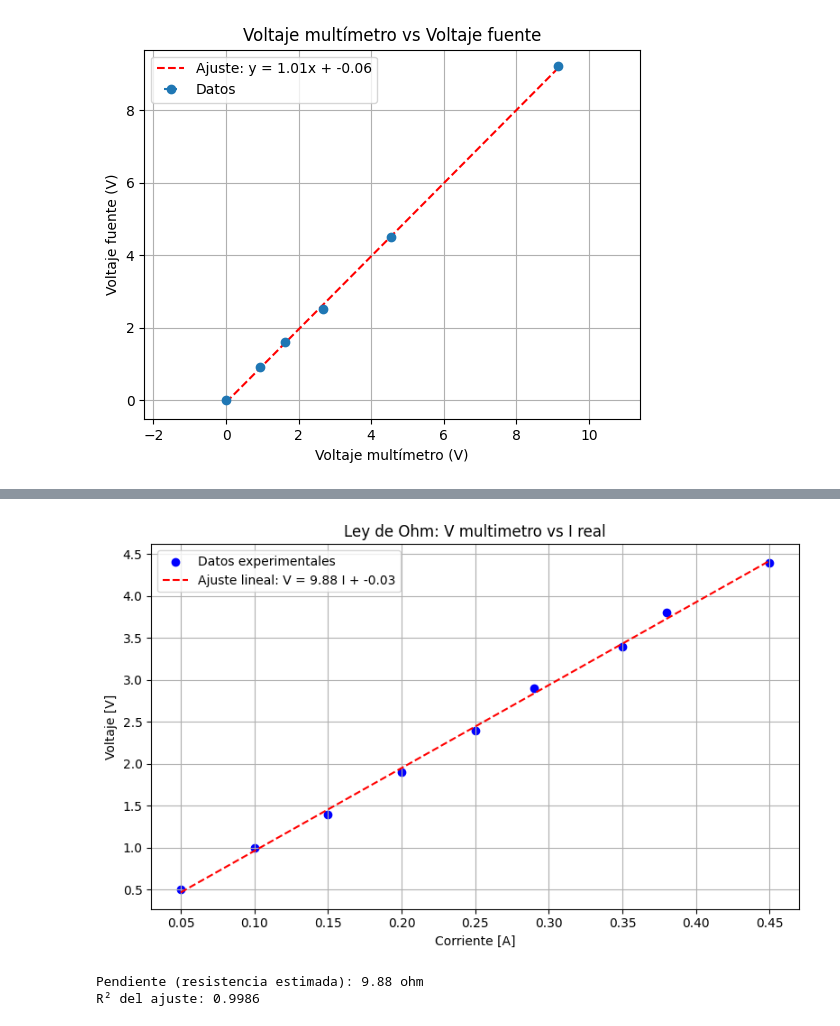
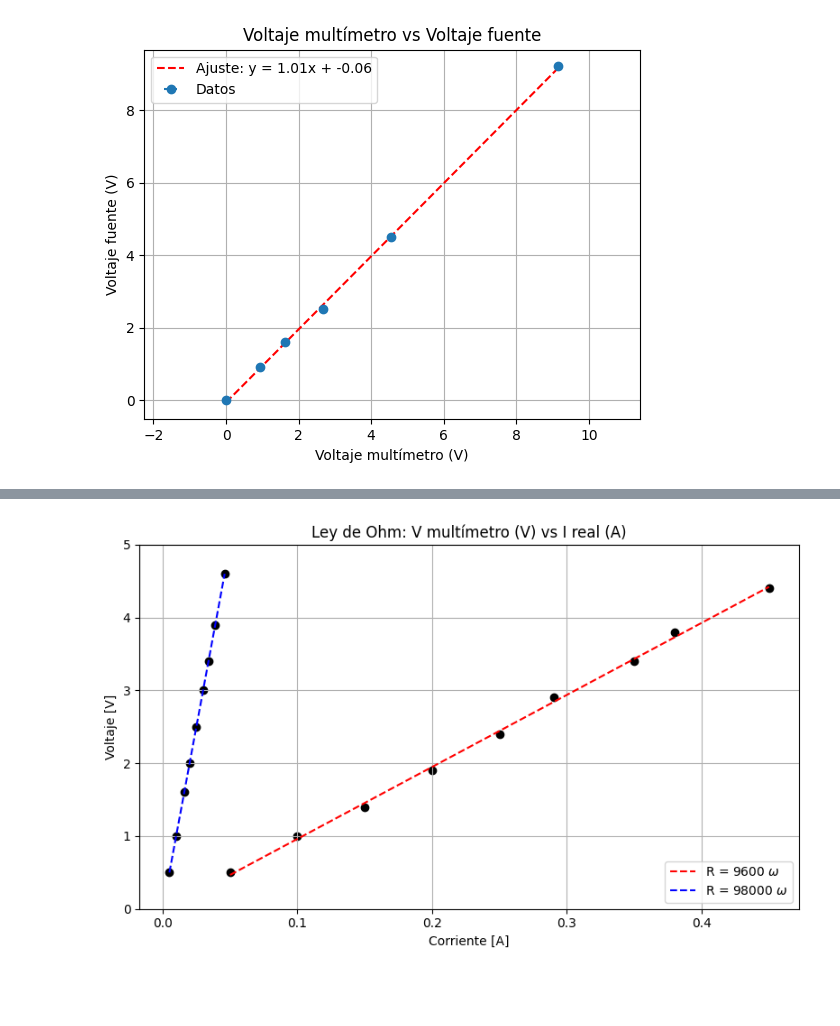
Before and after one commit to damiandistefano/TP1_fisica2, a Jupyter notebook: Experimento 1/src/notebook.ipynb, the cells around one changed output, grey strips where cells are left out. Saved outputs shown, nothing was run; the diff lists cells and outputs as text; code cells hidden in the pictures; blank space fills up the shorter version.

```diff
--- a/Experimento 1/src/notebook.ipynb
+++ b/Experimento 1/src/notebook.ipynb
@@ -35,6 +19,7 @@ R² del ajuste: 1.0000
-# %%
-graficar_ley_ohm(df_1,v_col='V multimetro', i_col='I real')
-# %% [output]
-[figure, removed]
-Pendiente (resistencia estimada): 9.88 ohm
-R² del ajuste: 0.9986
+# %%
+# Datasets
+df_9600 = pd.read_csv('../datasets/mediciones1.csv')
+df_98000 = pd.read_csv('../datasets/mediciones2.csv')
+graficar_ley_ohm(df_9600, df_98000,v_col='V multímetro (V)', i_col='I real (A)')
+# %% [output]
+[figure, added]
```
Also changed, not shown: parts of 3 cells of this notebook, 2 other files.
